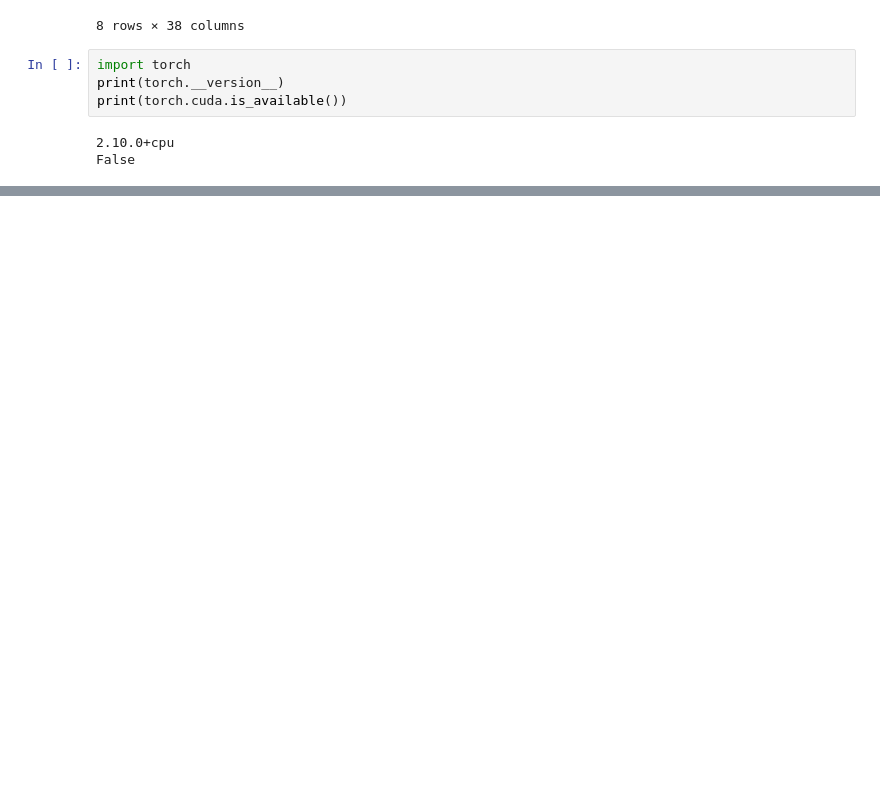
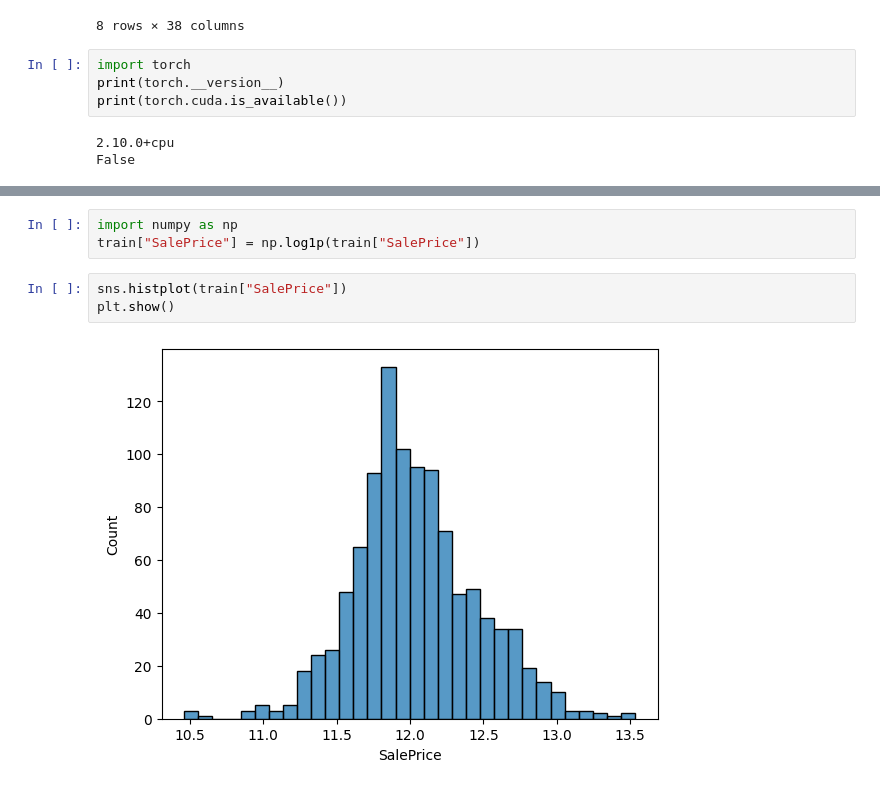
Before and after one commit to KickOutFury/AI-STUDY, a Jupyter notebook: KAGGLE/house-prices/house_prices.ipynb, the cells around one changed output, grey strips where cells are left out. Saved outputs shown, nothing was run; the diff lists cells and outputs as text; blank space fills up the shorter version.

```diff
--- a/KAGGLE/house-prices/house_prices.ipynb
+++ b/KAGGLE/house-prices/house_prices.ipynb
@@ -54,0 +120,8 @@ False
+# %%
+import numpy as np
+train["SalePrice"] = np.log1p(train["SalePrice"])
+# %%
+sns.histplot(train["SalePrice"])
+plt.show()
+# %% [output]
+[figure, added]
```
Also changed, not shown: parts of 10 cells of this notebook.
